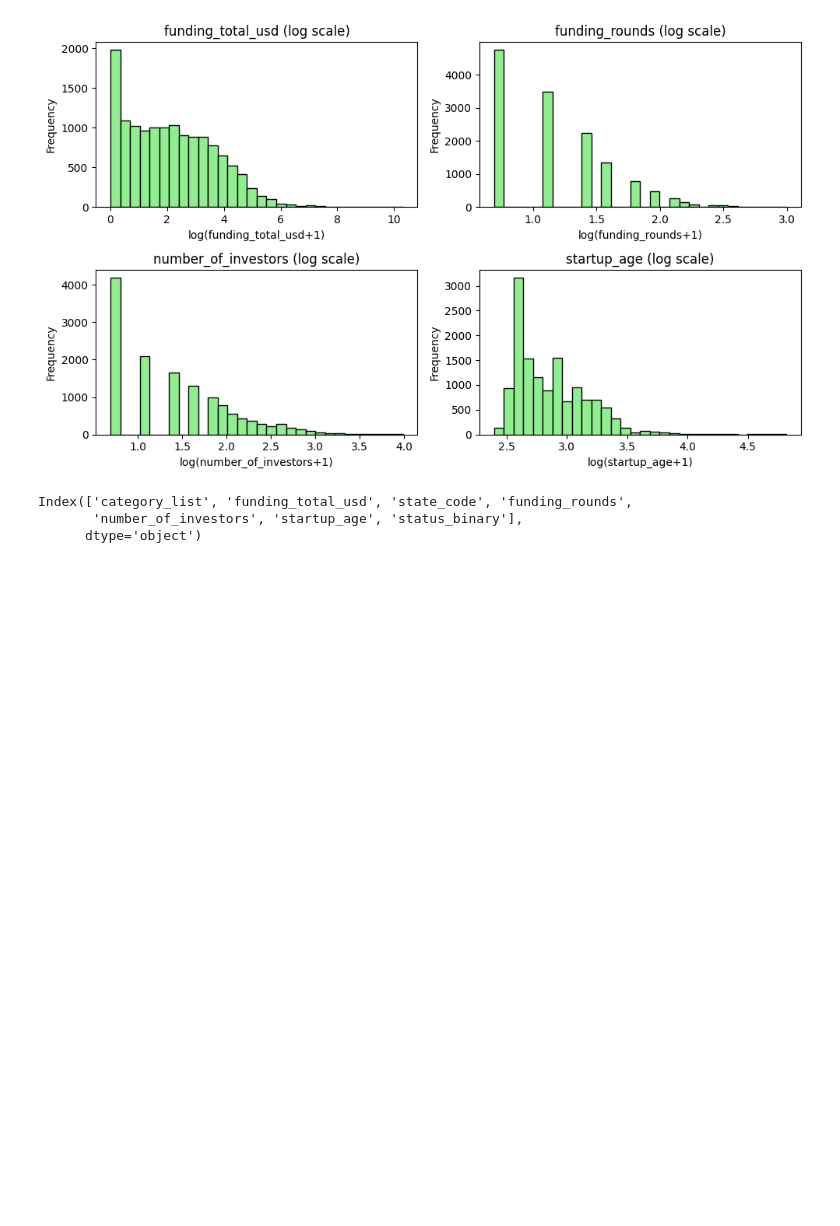
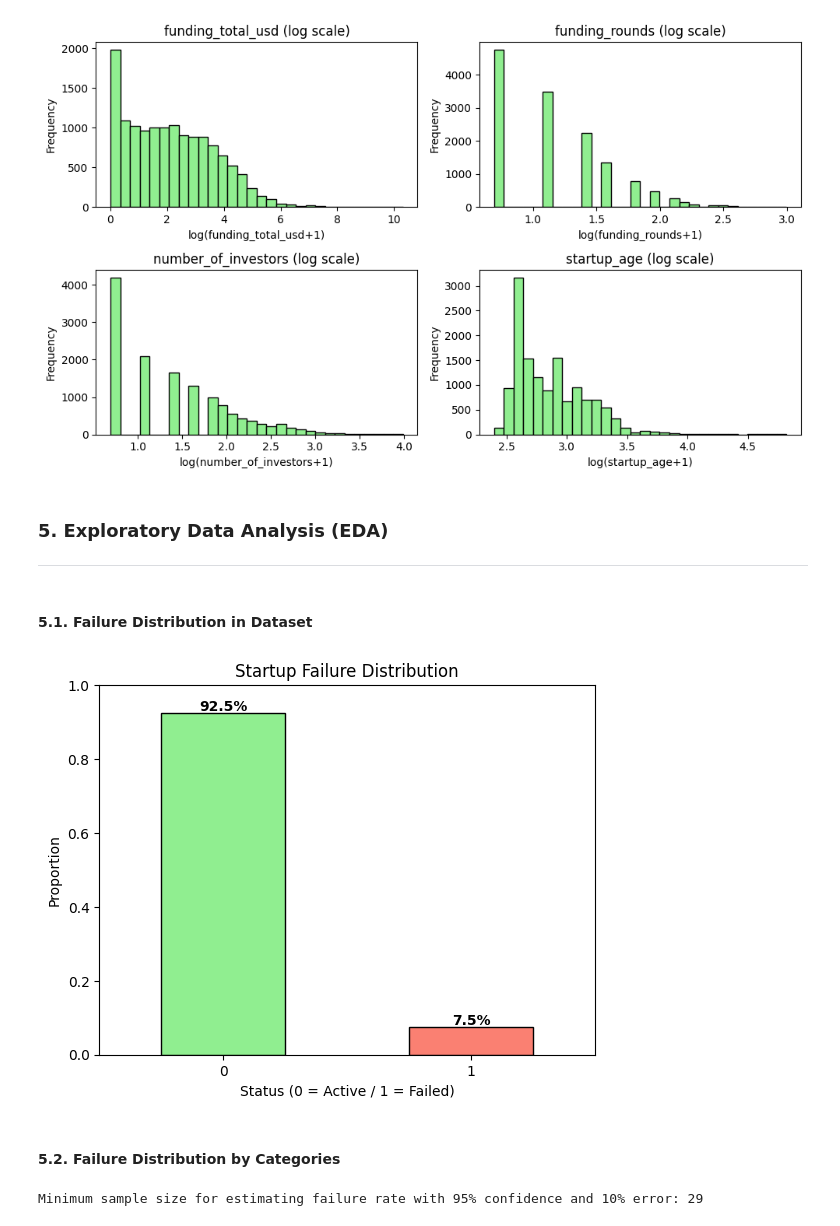
Before and after one commit to bruno-lima98/personal_projects, a Jupyter notebook: project-1/main.ipynb, the cells around one changed output. Cells and saved outputs as stored; diff of their text form; code cells hidden in the pictures; blank space fills up the shorter version.

```diff
--- a/project-1/main.ipynb
+++ b/project-1/main.ipynb
@@ -241,8 +244,47 @@ plt.show()
 for col in numerical:
     df[col] = np.log1p(df[col])
-# %%
-df.columns
-# %% [output]
-Index(['category_list', 'funding_total_usd', 'state_code', 'funding_rounds',
-       'number_of_investors', 'startup_age', 'status_binary'],
-      dtype='object')
+# %% [markdown]
+### **5. Exploratory Data Analysis (EDA)**
+----
+# %% [markdown]
+#### 5.1. Failure Distribution in Dataset
+# %%
+proportions = df['status_binary'].value_counts(normalize=True)
+
+ax = proportions.plot(
+    kind='bar',
+    color=['lightgreen', 'salmon'],
+    edgecolor='black'
+)
+
+plt.title('Startup Failure Distribution')
+plt.xlabel('Status (0 = Active / 1 = Failed)')
+plt.ylabel('Proportion')
+plt.xticks(rotation=0)
+
+for i, v in enumerate(proportions):
+    plt.text(i, v + 0.005, f"{v*100:.1f}%", ha='center', fontweight='bold')
+
+plt.ylim(0, 1)
+plt.show()
+
+# Only about 8% of startups are classified as failures, indicating a clear class imbalance that will be addressed during modeling.
+# %% [output]
+[figure, added]
+# %% [markdown]
+#### 5.2. Failure Distribution by Categories
+# %%
+# To start the EDA, we define a minimum sample size to ensure the failure rate can be analyzed meaningfully.
+# In statistics, the minimum sample size to estimate a proportion p with confidence level Z and margin of error E is:
+
+# n = (Z^2 * p * (1 - p)) / E^2
+
+Z = 1.96   # 95% confidence
+p = 0.08   # expected failure rate (~8%)
+E = 0.1    # margin of error 10%
+
+n_min = (Z**2 * p * (1 - p)) / E**2
+n_min = math.ceil(n_min)
+print(f"Minimum sample size for estimating failure rate with 95% confidence and 10% error: {n_min}")
+# %% [output]
+Minimum sample size for estimating failure rate with 95% confidence and 10% error: 29
```
Also changed, not shown: parts of 17 cells of this notebook.
